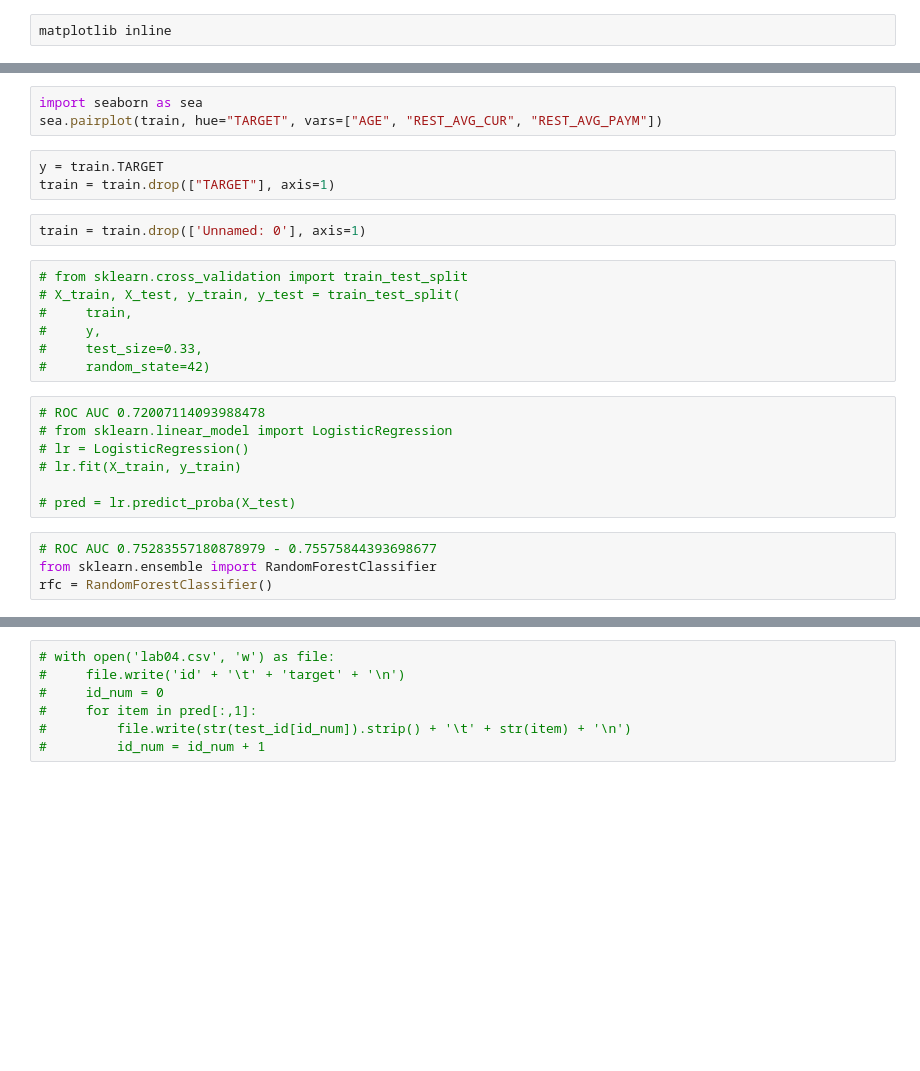
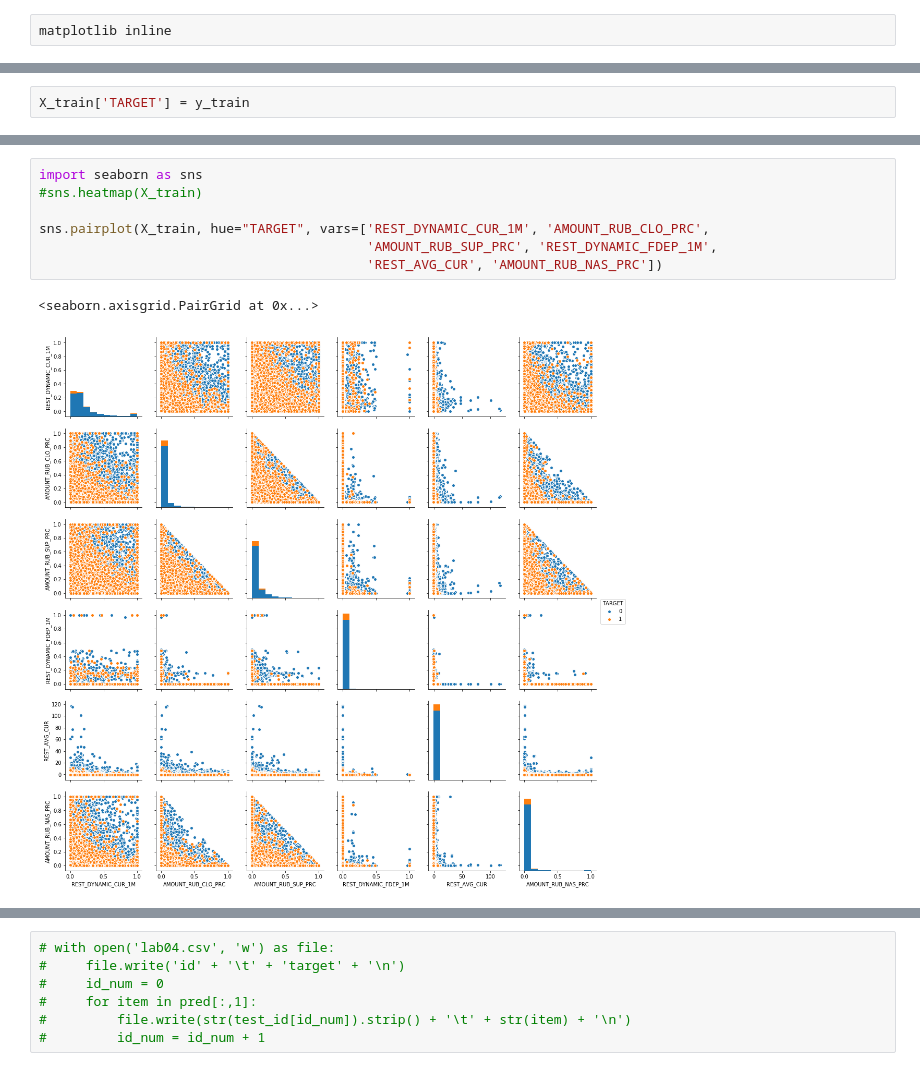
Before and after one commit to ssvRuby/npl, a Jupyter notebook: labs/lab04/dataset_research.ipynb, the cells around one changed output, grey strips where cells are left out. Cells and saved outputs as stored; diff of their text form; blank space fills up the shorter version.

```diff
--- a/labs/lab04/dataset_research.ipynb
+++ b/labs/lab04/dataset_research.ipynb
@@ -86,0 +197,2 @@ matplotlib inline
+# %%
+X_train['TARGET'] = y_train
@@ -87,26 +211,10 @@ matplotlib inline
 # %%
-import seaborn as sea
-sea.pairplot(train, hue="TARGET", vars=["AGE", "REST_AVG_CUR", "REST_AVG_PAYM"])
+import seaborn as sns
+#sns.heatmap(X_train)
+
+sns.pairplot(X_train, hue="TARGET", vars=['REST_DYNAMIC_CUR_1M', 'AMOUNT_RUB_CLO_PRC',
+                                          'AMOUNT_RUB_SUP_PRC', 'REST_DYNAMIC_FDEP_1M',
+                                          'REST_AVG_CUR', 'AMOUNT_RUB_NAS_PRC'])
+# %% [output]
+<seaborn.axisgrid.PairGrid at 0x...>
+[figure, added]
-# %%
-y = train.TARGET
-train = train.drop(["TARGET"], axis=1)
-# %%
-train = train.drop(['Unnamed: 0'], axis=1)
-# %%
-# from sklearn.cross_validation import train_test_split
-# X_train, X_test, y_train, y_test = train_test_split(
-#     train,
-#     y,
-#     test_size=0.33,
-#     random_state=42)
-# %%
-# ROC AUC 0.72007114093988478
-# from sklearn.linear_model import LogisticRegression
-# lr = LogisticRegression()
-# lr.fit(X_train, y_train)
-
-# pred = lr.predict_proba(X_test)
-# %%
-# ROC AUC 0.75283557180878979 - 0.75575844393698677
-from sklearn.ensemble import RandomForestClassifier
-rfc = RandomForestClassifier()
```
Also changed, not shown: parts of 36 cells of this notebook, 2 other files.
